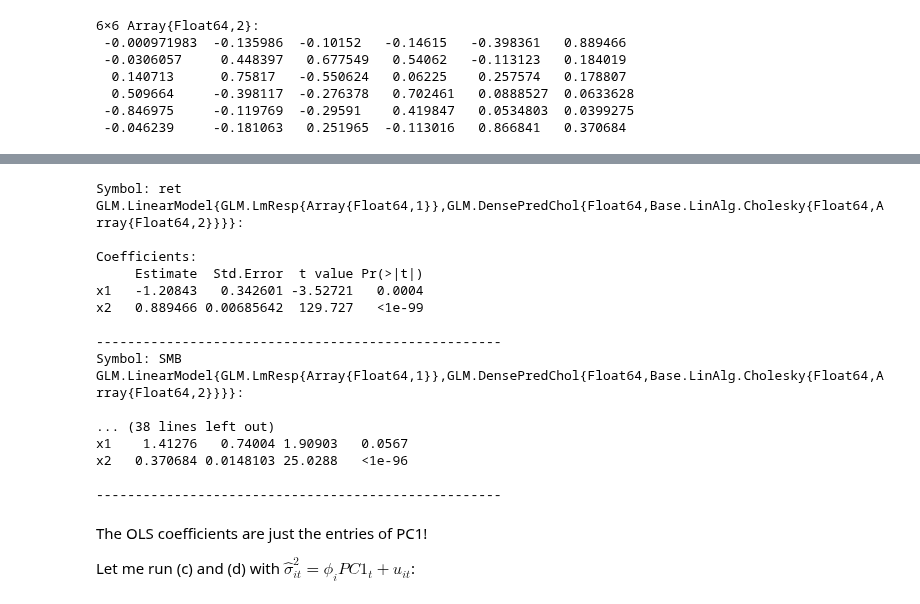
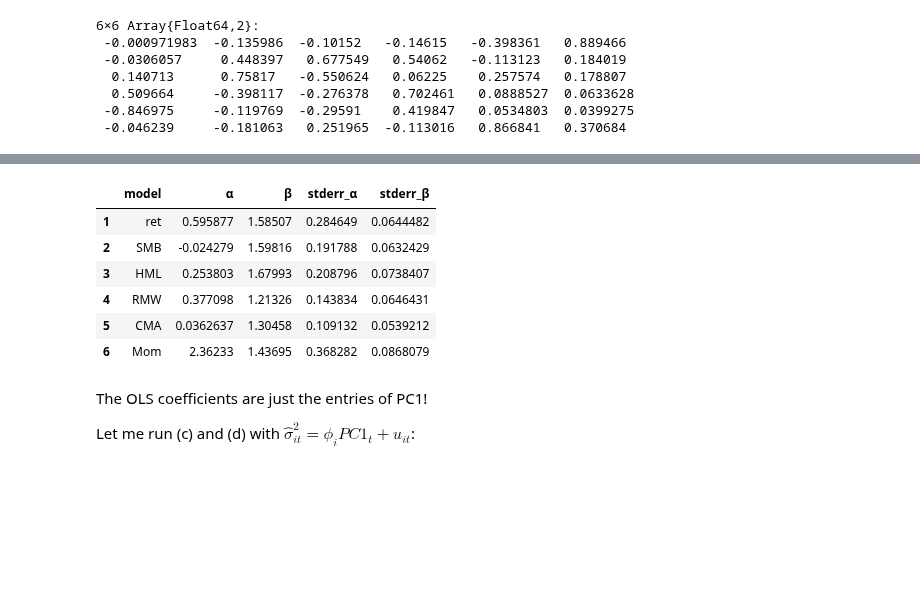
Before and after one commit to MaximilianJHuber/NYU, a Jupyter notebook: EmpAP/PS2/PS2.ipynb, the cells around one changed output, grey strips where cells are left out. Saved outputs shown, nothing was run; the diff lists cells and outputs as text; code cells hidden in the pictures; blank space fills up the shorter version.

```diff
--- a/EmpAP/PS2/PS2.ipynb
+++ b/EmpAP/PS2/PS2.ipynb
@@ -188,33 +184,24 @@ PC1 = -Matrix(σ_hat_t[:, 3:end]) * decomp[2][:, 6]
 plot(data_monthly[:date], PC1, label="First Principal Component")
 # %% [output]
 [interactive output not drawn]
-# %%
-X = ones(size(data_monthly, 1), 2)
-X[:, 2] = PC1
-
-for field in [:ret, :SMB, :HML, :RMW, :CMA, :Mom]
-    println("Symbol: " * string(field))
-    print(lm(X, σ_hat_t[field]))
-    println("----------------------------------------------------")
-end
-# %% [output]
-Symbol: ret
-GLM.LinearModel{GLM.LmResp{Array{Float64,1}},GLM.DensePredChol{Float64,Base.LinAlg.Cholesky{Float64,Array{Float64,2}}}}:
-
-Coefficients:
-     Estimate  Std.Error  t value Pr(>|t|)
-x1   -1.20843   0.342601 -3.52721   0.0004
-x2   0.889466 0.00685642  129.727   <1e-99
-
-----------------------------------------------------
-Symbol: SMB
-GLM.LinearModel{GLM.LmResp{Array{Float64,1}},GLM.DensePredChol{Float64,Base.LinAlg.Cholesky{Float64,Array{Float64,2}}}}:
-
-... (38 lines left out)
-x1    1.41276   0.74004 1.90903   0.0567
-x2   0.370684 0.0148103 25.0288   <1e-96
-
-----------------------------------------------------
+# %%
+function run_regressionX(field)
+    X = ones(size(data_monthly, 1), 2)
+    X[:, 2] = PC1
+    model = lm(X, σ_hat_t[field])
+    return DataFrame(hcat(field, coef(model)', stderr(model)'))
+end
+
+table = vcat(run_regression.(factor_names)...)
+names!(table, [:model, :α, :β, :stderr_α, :stderr_β])
+# %% [output]
+|  | model | α | β | stderr_α | stderr_β |
+| 1 | ret | 0.595877 | 1.58507 | 0.284649 | 0.0644482 |
+| 2 | SMB | -0.024279 | 1.59816 | 0.191788 | 0.0632429 |
+| 3 | HML | 0.253803 | 1.67993 | 0.208796 | 0.0738407 |
+| 4 | RMW | 0.377098 | 1.21326 | 0.143834 | 0.0646431 |
+| 5 | CMA | 0.0362637 | 1.30458 | 0.109132 | 0.0539212 |
+| 6 | Mom | 2.36233 | 1.43695 | 0.368282 | 0.0868079 |
 # %% [markdown]
 The OLS coefficients are just the entries of PC1!
 
```
Also changed, not shown: parts of 5 cells of this notebook, 3 other files.
